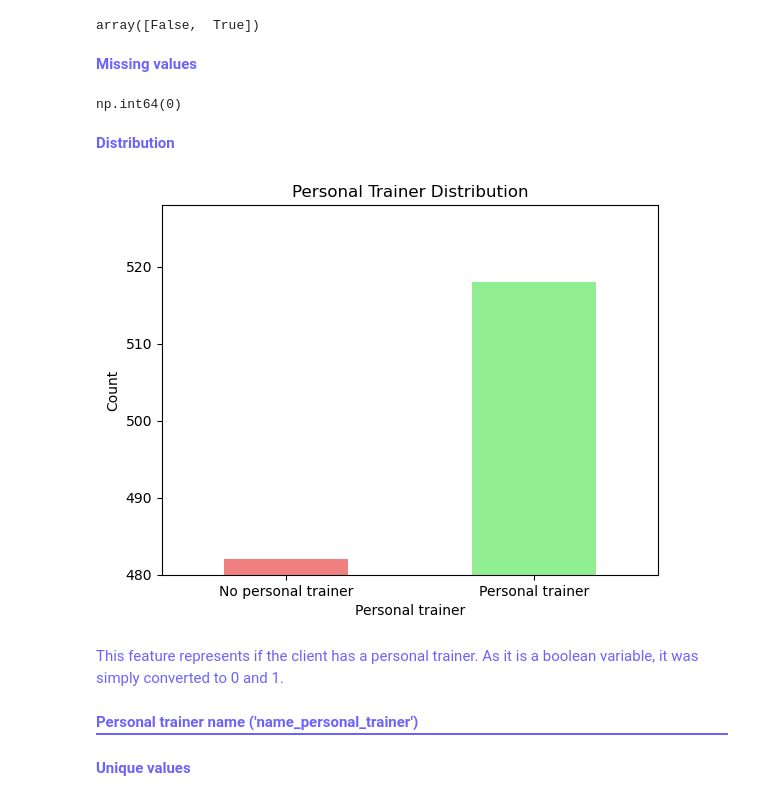
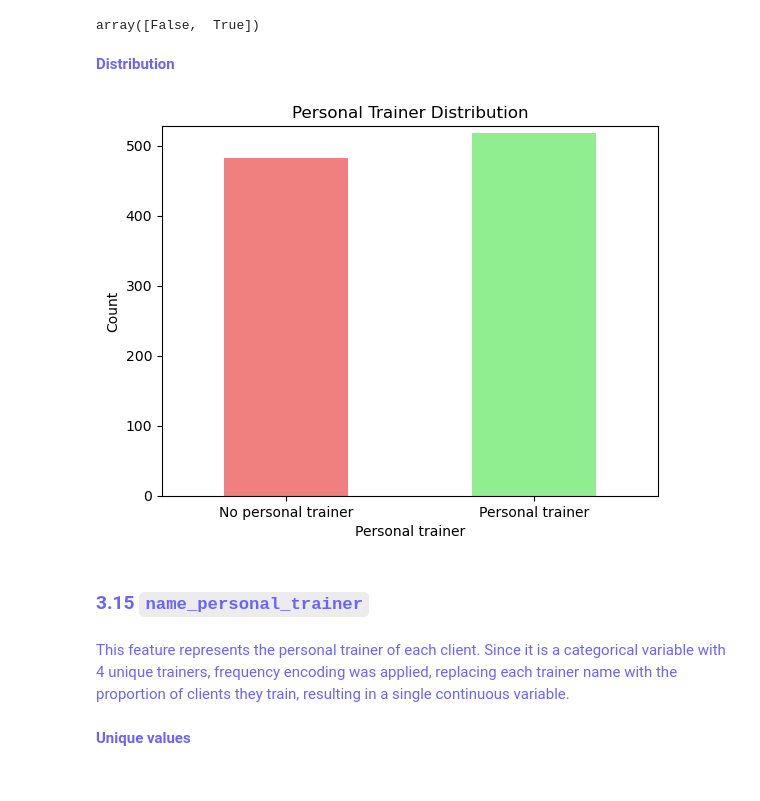
Before and after one commit to DiogoCapelaGoncalves/GymClusterML2, a Jupyter notebook: 01_data_cleaning.ipynb, the cells around one changed output. Saved outputs shown, nothing was run; the diff lists cells and outputs as text; code cells hidden in the pictures.

```diff
--- a/01_data_cleaning.ipynb
+++ b/01_data_cleaning.ipynb
@@ -415,0 +416,2 @@ plt.show()
+# %%
+data.drop(columns=['avg_time_check_in'], inplace=True)
@@ -489,2 +477,0 @@ variable, it was simply converted to 0 and 1.</p>
-# %%
-data['drink_abo'] = data['drink_abo'].map({True: 1, False: 0})
@@ -492,0 +480,2 @@ data['drink_abo'] = data['drink_abo'].map({True: 1, False: 0})
+# %%
+data.drop(columns=['drink_abo'], inplace=True)
@@ -569,0 +555,2 @@ for i in data.index:
+# %%
+data.drop(columns=['fav_drink'], inplace=True)
@@ -573,25 +564,16 @@ for i in data.index:
 data['personal_training'].unique()
 # %% [output]
 array([False,  True])
-# %% [markdown]
-<p style="color:#6c63ff; font-weight:bold; font-size:15px;">Missing values</p>
-# %%
-data['personal_training'].isnull().sum()
-# %% [output]
-np.int64(0)
 # %% [markdown]
 <p style="color:#6c63ff; font-weight:bold; font-size:15px;">Distribution </p>
 # %%
 data['personal_training'].value_counts().sort_index().plot(kind='bar', color=['lightcoral', 'lightgreen'])
 plt.title('Personal Trainer Distribution')
-plt.ylim(480, data['personal_training'].value_counts().max() + 10)
+plt.ylim(0, data['personal_training'].value_counts().max() + 10)
 plt.ylabel('Count')
 plt.xlabel('Personal trainer')
 plt.xticks([0, 1], ['No personal trainer', 'Personal trainer'], rotation=0)
 plt.show()
 # %% [output]
-[figure, old version]
+[figure, new version]
-# %% [markdown]
-<p style="color:#6c63ff ; font-size:15px; line-height:1.7; margin:5px 0 15px;">This feature represents if the client has a personal trainer. As it is a boolean
-variable, it was simply converted to 0 and 1.</p>
 # %%
@@ -599,5 +581,7 @@ data['personal_training'] = data['personal_training'].map({True: 1, False: 0})
-# %% [markdown]
-<p style="color:#6c63ff; font-weight:bold; display:inline-block; border-bottom:2px solid #6c63ff; padding-bottom:3px;">Personal trainer name ('name_personal_trainer')</p>
+# %% [markdown]
+<h3 id = "personal-trainer-name"  style="color:#6c63ff; padding-bottom:3px;">3.15 <code style="color:#6c63ff">name_personal_trainer</code></h3>
+# %% [markdown]
+<p style="color:#6c63ff ; font-size:15px; line-height:1.7; margin:5px 0 15px;">This feature represents the personal trainer of each client. Since it is a categorical variable with 4 unique trainers, frequency encoding was applied, replacing each trainer name with the proportion of clients they train, resulting in a single continuous variable.</p>
 # %% [markdown]
 <p style="color:#6c63ff; font-weight:bold; font-size:15px;">Unique values</p>
 # %%
```
Also changed, not shown: parts of 158 cells of this notebook, 3 other files.
